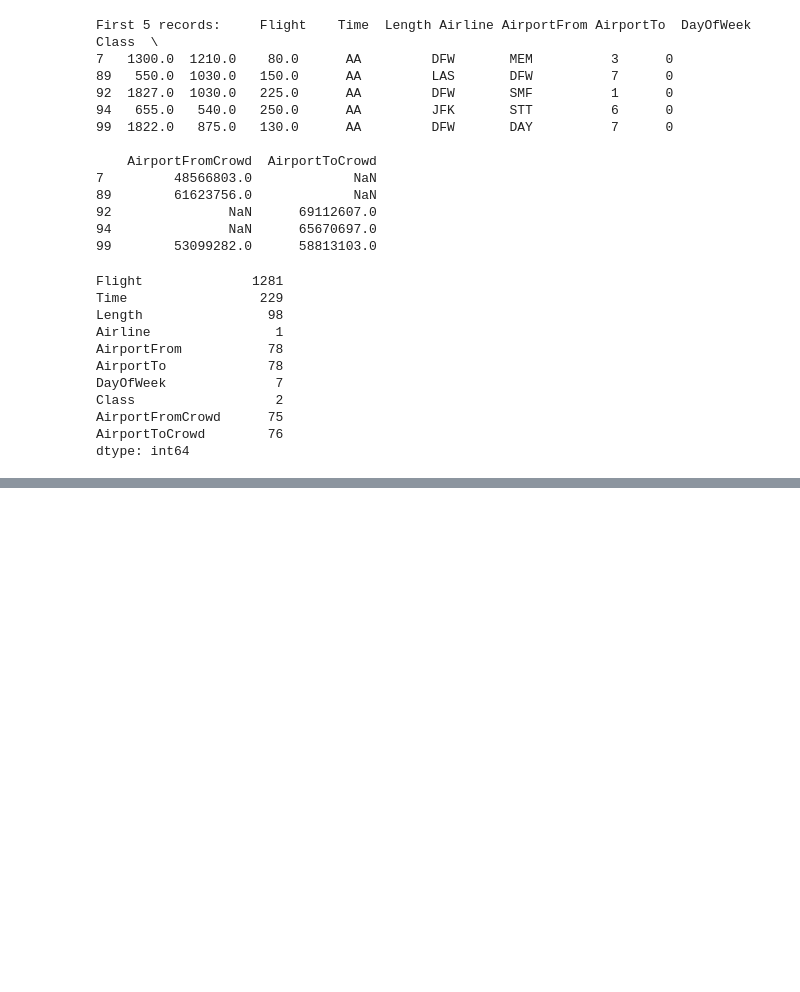
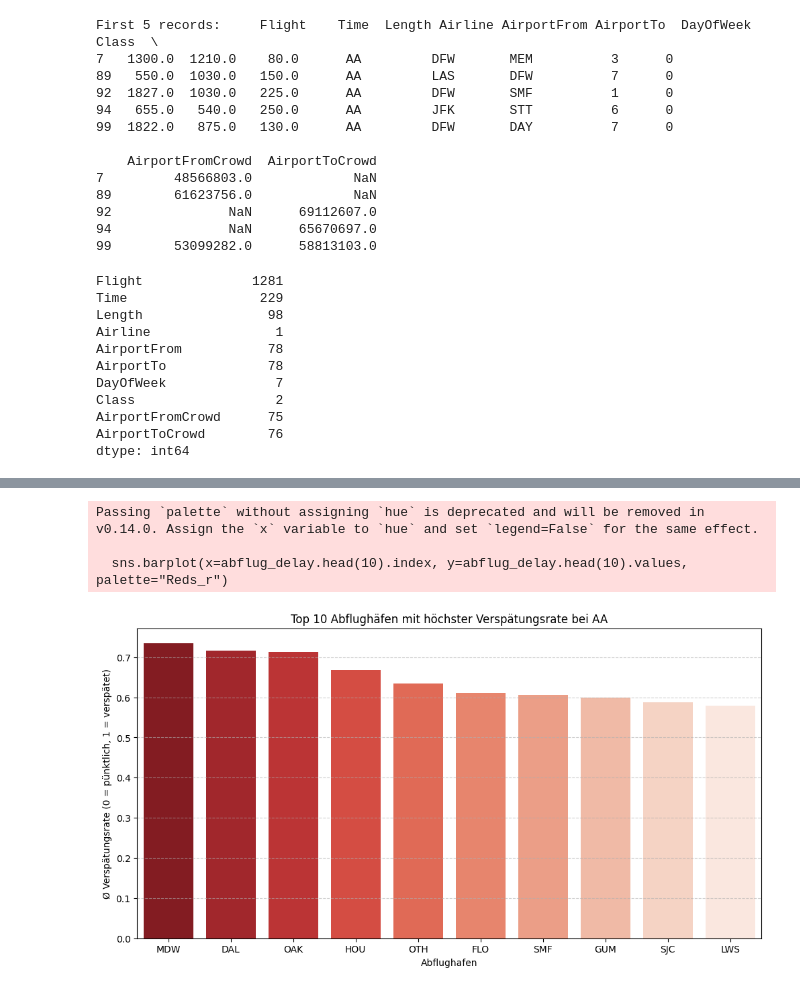
Before and after one commit to DivinitasMaxima/BINA-REPO, a Jupyter notebook: data/Airlines Delay.ipynb, the cells around one changed output, grey strips where cells are left out. Cells and saved outputs as stored; diff of their text form; code cells hidden in the pictures; blank space fills up the shorter version.

```diff
--- a/data/Airlines Delay.ipynb
+++ b/data/Airlines Delay.ipynb
@@ -214,0 +273,24 @@ dtype: int64
+# %%
+import pandas as pd
+import seaborn as sns
+import matplotlib.pyplot as plt
+
+# Kopie des AA-Datensatzes
+df = df_airlines_delay.copy()
+
+# Gruppieren nach Abflughafen (AirportFrom), Ø Verspätungsrate berechnen
+abflug_delay = df.groupby("AirportFrom")["Class"].mean().sort_values(ascending=False)
+
+# Top 10 Abflughäfen mit höchster Verspätungsrate
+plt.figure(figsize=(12, 6))
+sns.barplot(x=abflug_delay.head(10).index, y=abflug_delay.head(10).values, palette="Reds_r")
+plt.title("Top 10 Abflughäfen mit höchster Verspätungsrate bei AA")
+plt.xlabel("Abflughafen")
+plt.ylabel("Ø Verspätungsrate (0 = pünktlich, 1 = verspätet)")
+plt.grid(axis='y', linestyle='--', alpha=0.6)
+plt.show()
+# %% [output]
+Passing `palette` without assigning `hue` is deprecated and will be removed in v0.14.0. Assign the `x` variable to `hue` and set `legend=False` for the same effect.
+
+  sns.barplot(x=abflug_delay.head(10).index, y=abflug_delay.head(10).values, palette="Reds_r")
+[figure, added]
```
Also changed, not shown: parts of 5 cells of this notebook.
